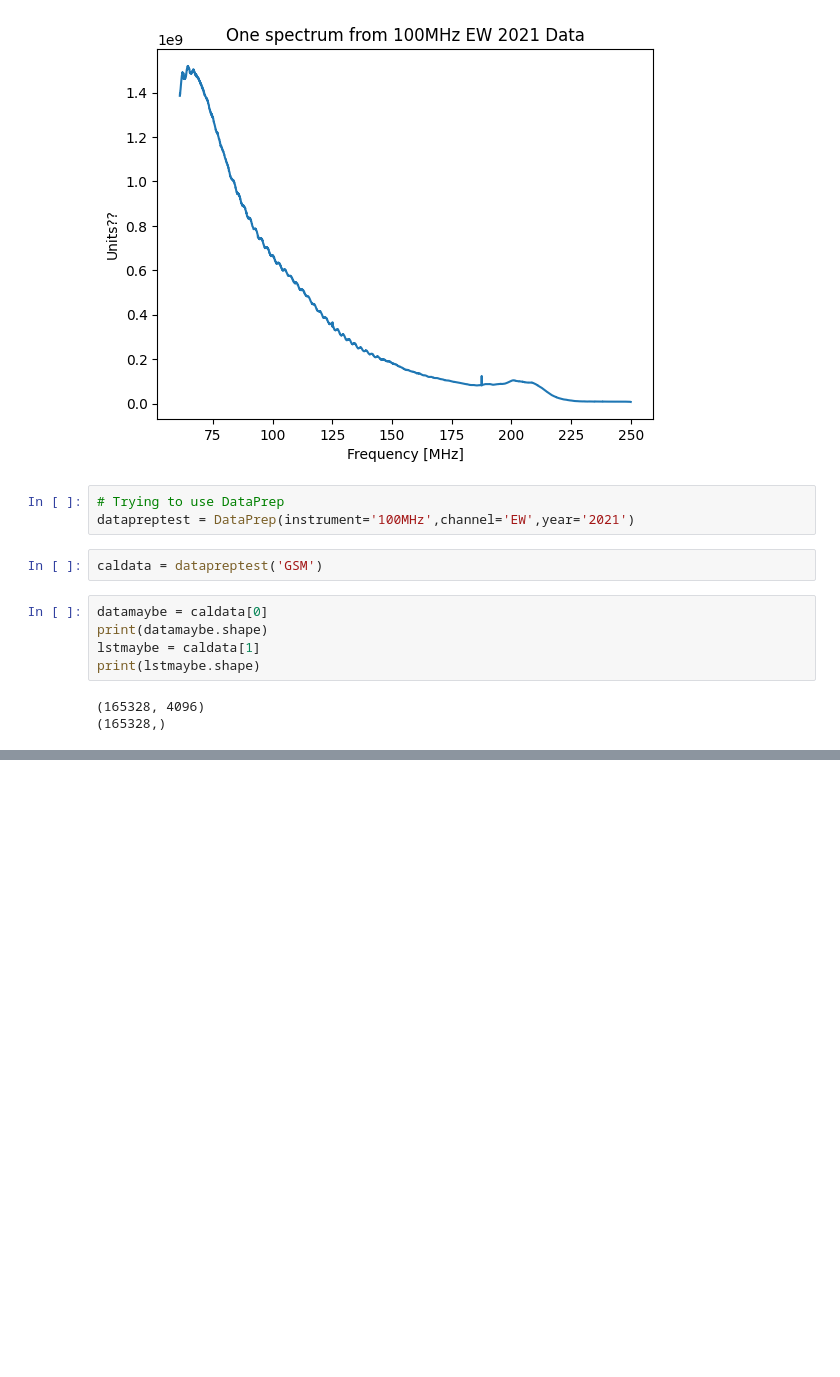
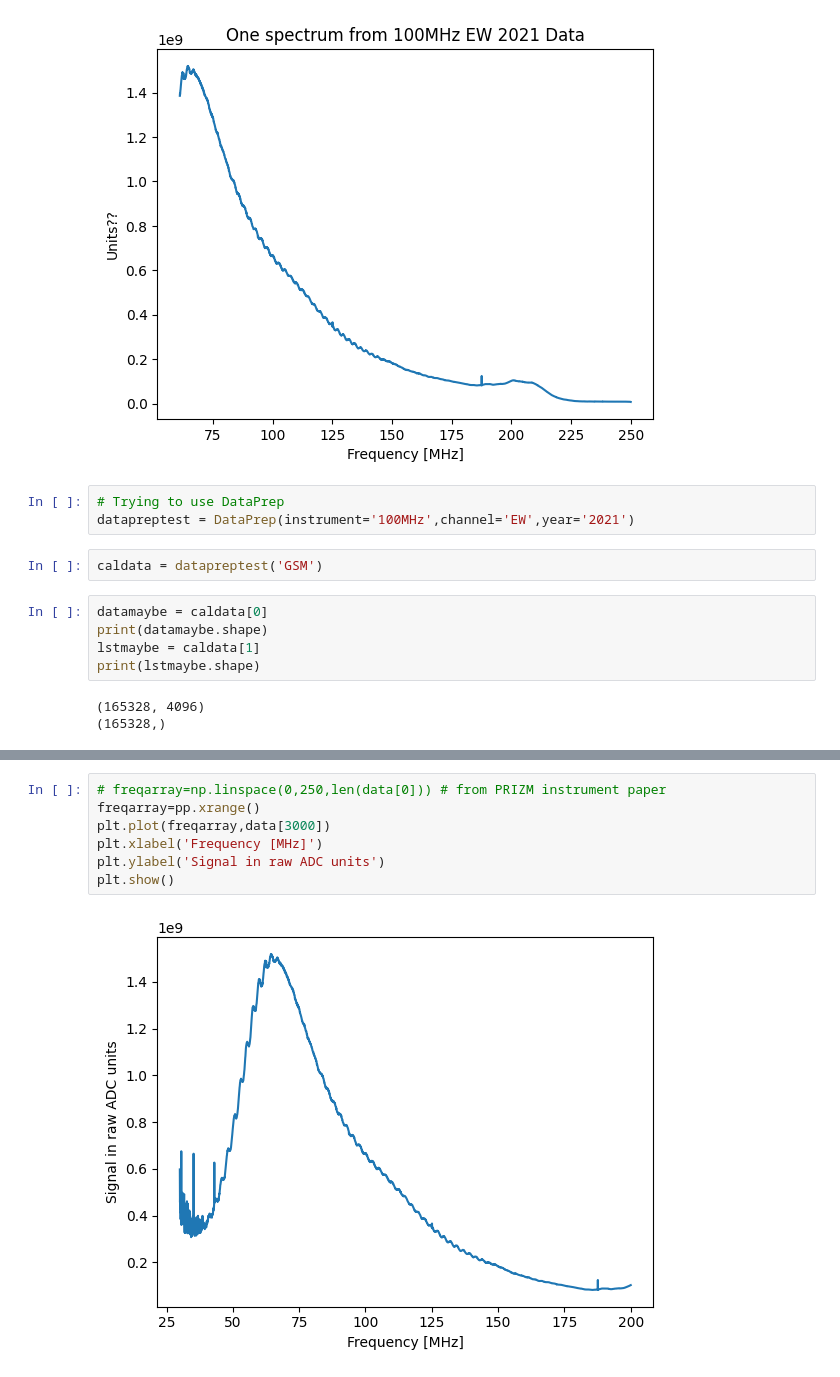
Before and after one commit to PRIZM-Experiment/prizm-calibration, a Jupyter notebook: LaurieExploration.ipynb, the cells around one changed output, grey strips where cells are left out. Saved outputs shown, nothing was run; the diff lists cells and outputs as text; blank space fills up the shorter version.

```diff
--- a/LaurieExploration.ipynb
+++ b/LaurieExploration.ipynb
@@ -111,0 +161,9 @@ print(lstmaybe.shape)
+# %%
+# freqarray=np.linspace(0,250,len(data[0])) # from PRIZM instrument paper
+freqarray=pp.xrange()
+plt.plot(freqarray,data[3000])
+plt.xlabel('Frequency [MHz]')
+plt.ylabel('Signal in raw ADC units')
+plt.show()
+# %% [output]
+[figure, added]
```
Also changed, not shown: parts of 10 cells of this notebook, 1 other file.
